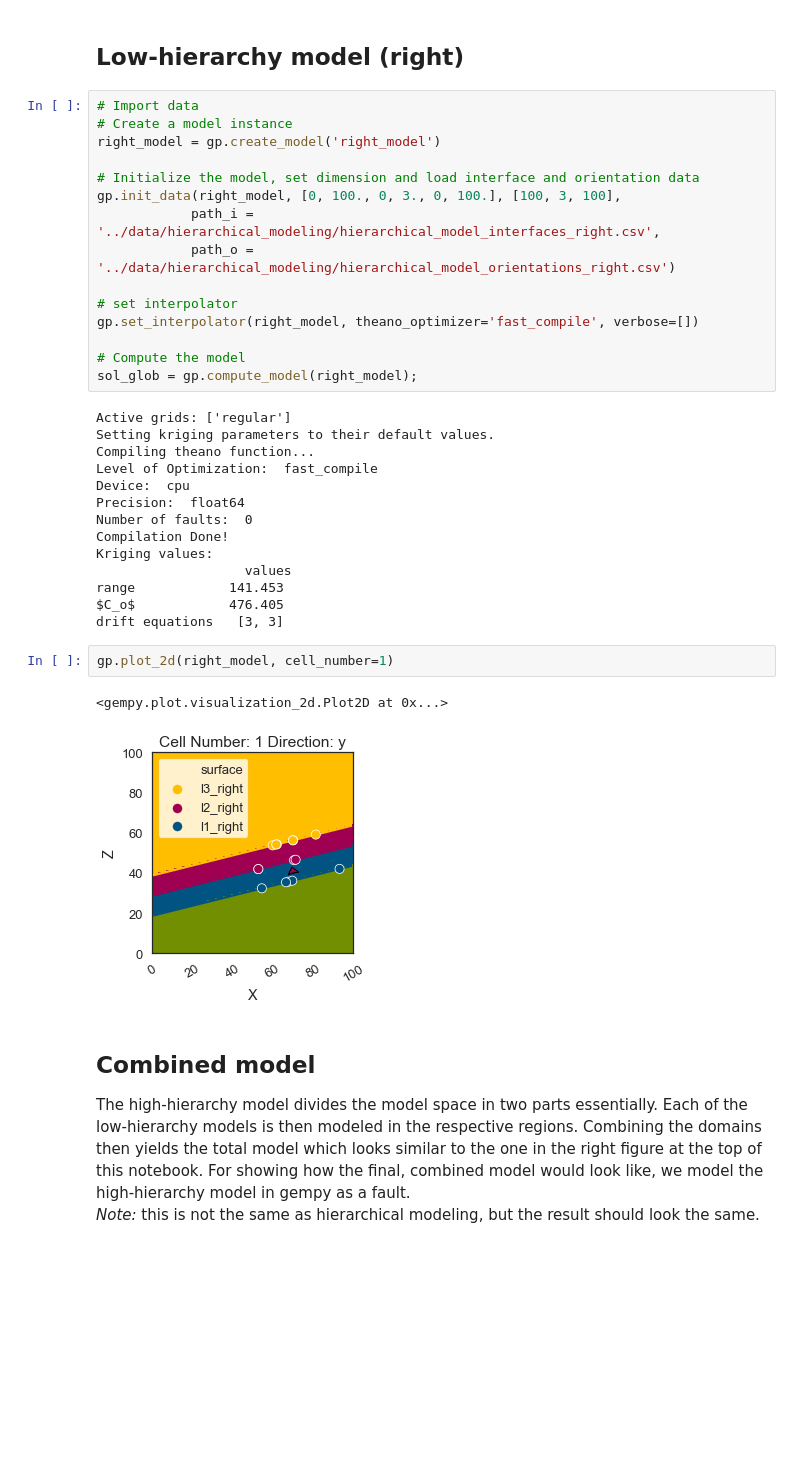
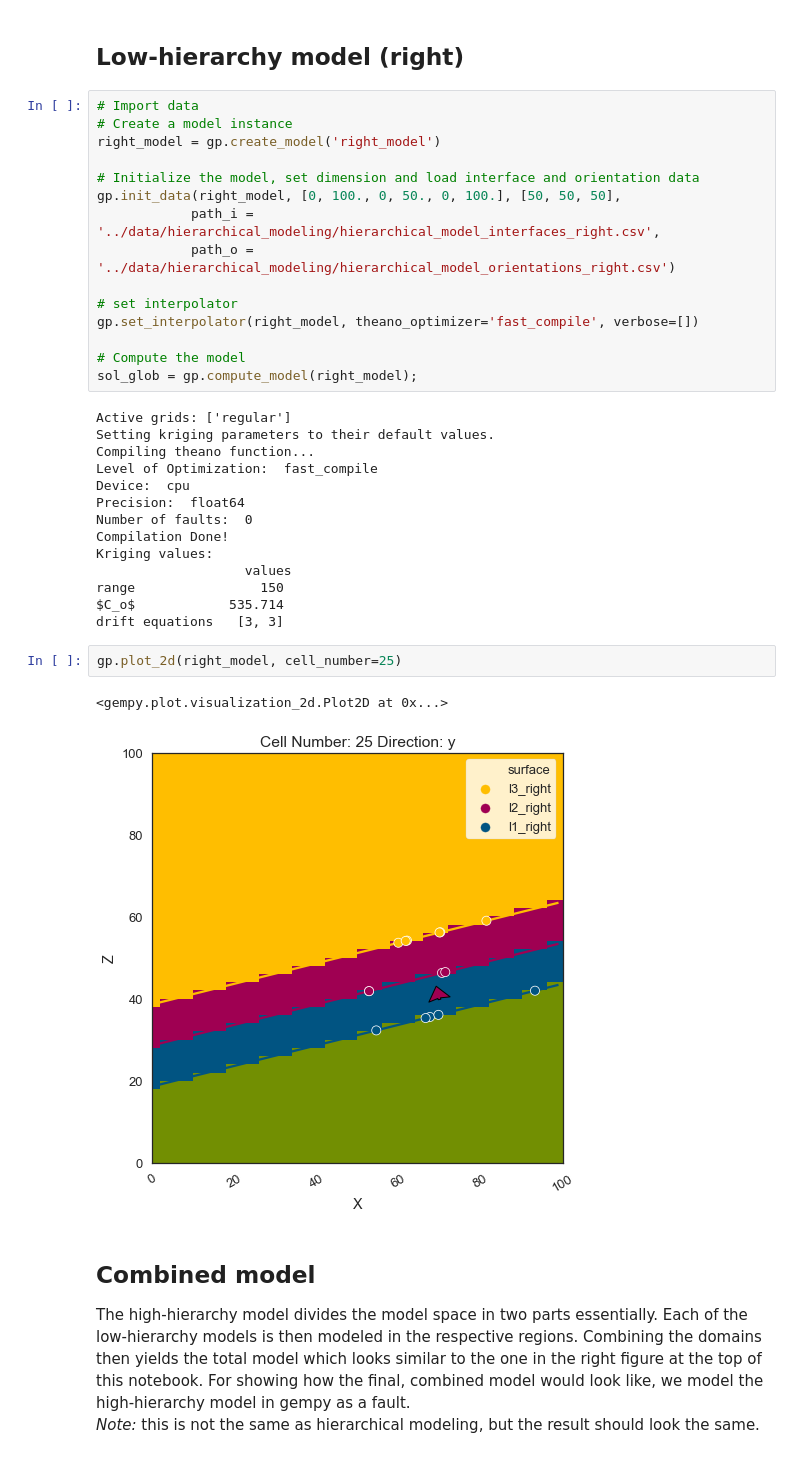
Before and after one commit to Japhiolite/gempy-tests, a Jupyter notebook: notebooks/Hierarchical_modeling.ipynb, the cells around one changed output. Saved outputs shown, nothing was run; the diff lists cells and outputs as text; blank space fills up the shorter version.

Commit message:
make model 3D

```diff
--- a/notebooks/Hierarchical_modeling.ipynb
+++ b/notebooks/Hierarchical_modeling.ipynb
@@ -105,7 +105,7 @@ gp.plot_2d(left_model, cell_number=1);
 right_model = gp.create_model('right_model')
 
 # Initialize the model, set dimension and load interface and orientation data
-gp.init_data(right_model, [0, 100., 0, 3., 0, 100.], [100, 3, 100],
+gp.init_data(right_model, [0, 100., 0, 50., 0, 100.], [50, 50, 50],
             path_i = '../data/hierarchical_modeling/hierarchical_model_interfaces_right.csv',
             path_o = '../data/hierarchical_modeling/hierarchical_model_orientations_right.csv')
 
@@ -125,14 +125,14 @@ Number of faults:  0
 Compilation Done!
 Kriging values:
                    values
-range            141.453
-$C_o$            476.405
+range                150
+$C_o$            535.714
 drift equations   [3, 3]
 # %%
-gp.plot_2d(right_model, cell_number=1)
+gp.plot_2d(right_model, cell_number=25)
 # %% [output]
 <gempy.plot.visualization_2d.Plot2D at 0x...>
-[figure, old version]
+[figure, new version]
 # %% [markdown]
 ## Combined model
 
```
Also changed, not shown: parts of 8 cells of this notebook, 8 other files.
